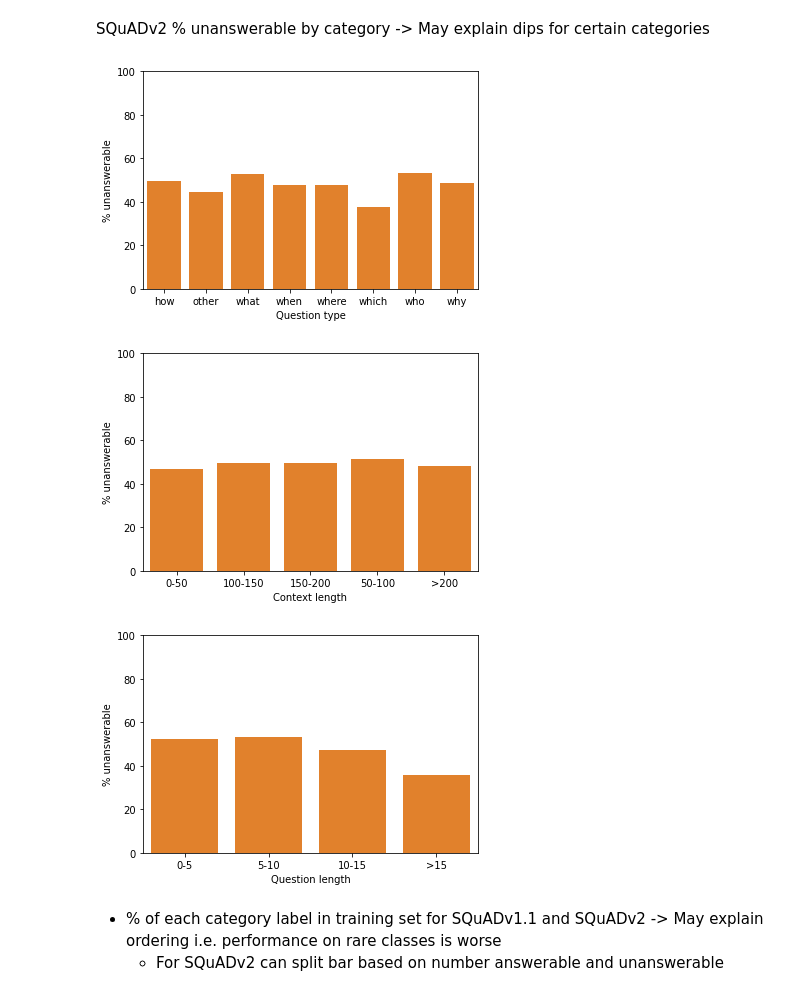
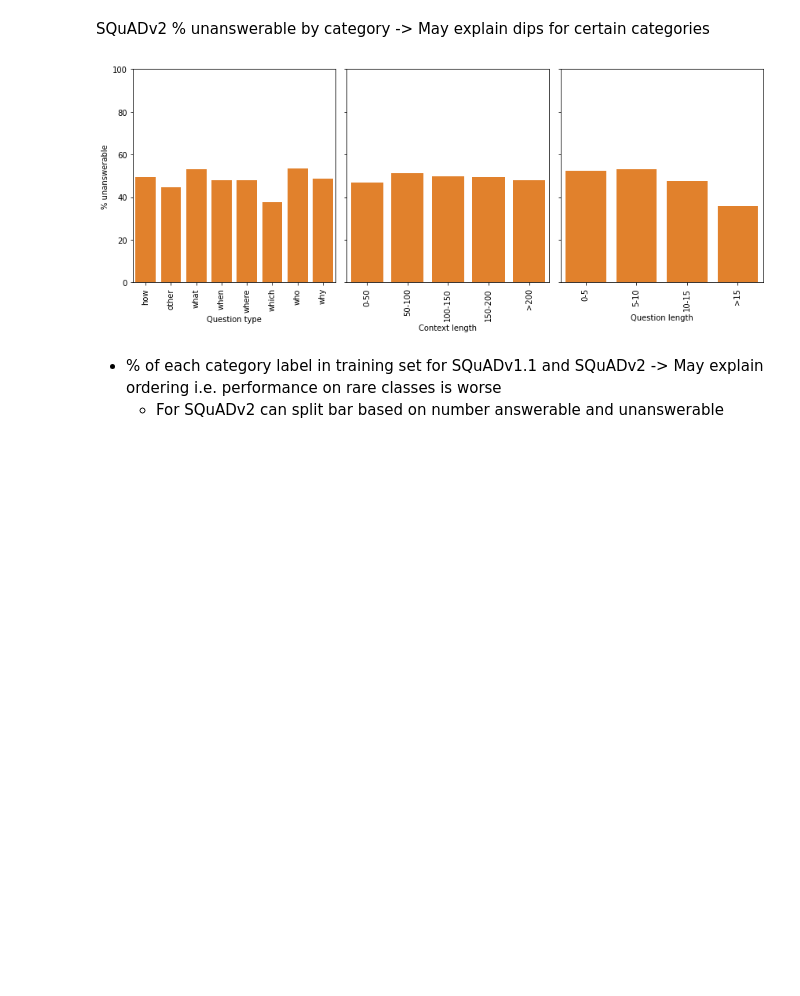
Before and after one commit to stevieg3/when-do-reading-comprehension-models-learn, a Jupyter notebook: notebooks/final_plots/03-squad category distributions.ipynb, the cells around one changed output. Drawn from its saved outputs; the diff is of its cells as text; code cells hidden in the pictures; blank space fills up the shorter version.

Commit message:
Generated squad category plots

```diff
--- a/notebooks/final_plots/03-squad category distributions.ipynb
+++ b/notebooks/final_plots/03-squad category distributions.ipynb
@@ -29,25 +29,35 @@ category_to_full_name = {
     'answer_type': 'Answer type'
 }
 # %%
-for category in ['w6h_label', 'context_length_bin', 'question_length_bin']:
+fig, axs = plt.subplots(1, 3, figsize=(12, 5), sharey=True)
+
+for i, category in enumerate(['w6h_label', 'context_length_bin', 'question_length_bin']):
 
     df = squadv2_dev_categories.groupby(category).mean()
     if category == 'question_length_bin':
         df = df.reindex(['0-5', '5-10', '10-15', '>15'])
-
+    elif category == 'context_length_bin':
+        df = df.reindex(['0-50', '50-100', '100-150', '150-200', '>200'])
     sns.barplot(
         x=df.index,
         y=df['unanswerable']*100,
         color='tab:orange',
+        ax=axs[i]
     )
-    plt.xlabel(category_to_full_name[category])
-    plt.ylabel('% unanswerable')
+    axs[i].set_xlabel(category_to_full_name[category])
+    for tick in axs[i].get_xticklabels():
+        tick.set_rotation(90)
+    if i == 0:
+        axs[i].set_ylabel('% unanswerable')
+    else:
+        axs[i].set_ylabel('')
     plt.ylim(0, 100)
-    plt.show()
+
+plt.tight_layout()
+plt.savefig('reports/figures/squadv2-dev-pc-unans.pdf')
+plt.show()
 # %% [output]
-[figure, old version]
+[figure, new version]
-[figure, removed]
-[figure, removed]
 # %% [markdown]
 - % of each category label in training set for SQuADv1.1 and SQuADv2 -> May explain ordering i.e. performance on rare classes is worse
     - For SQuADv2 can split bar based on number answerable and unanswerable
```
Also changed, not shown: parts of 9 cells of this notebook.
